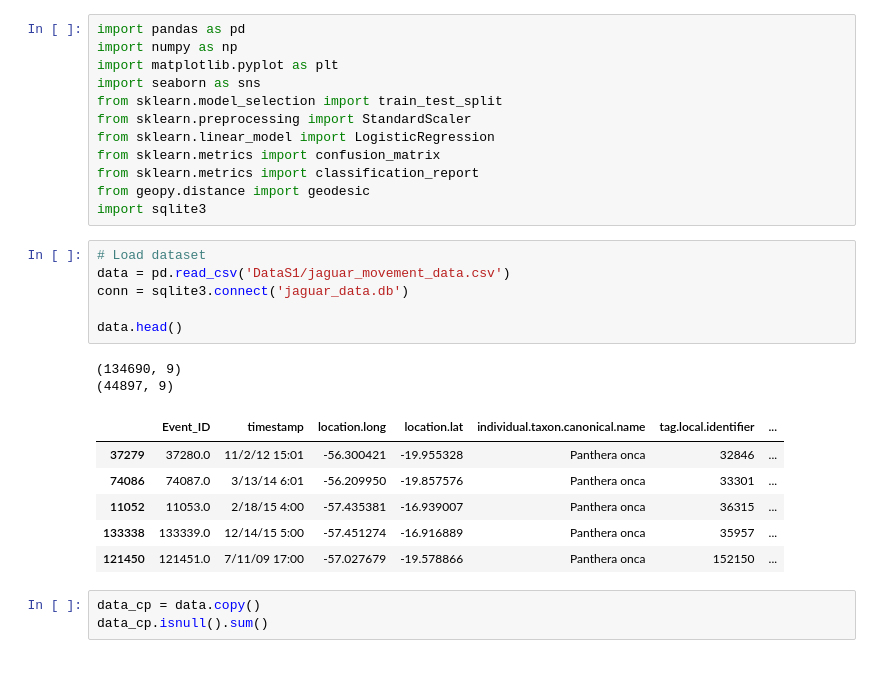
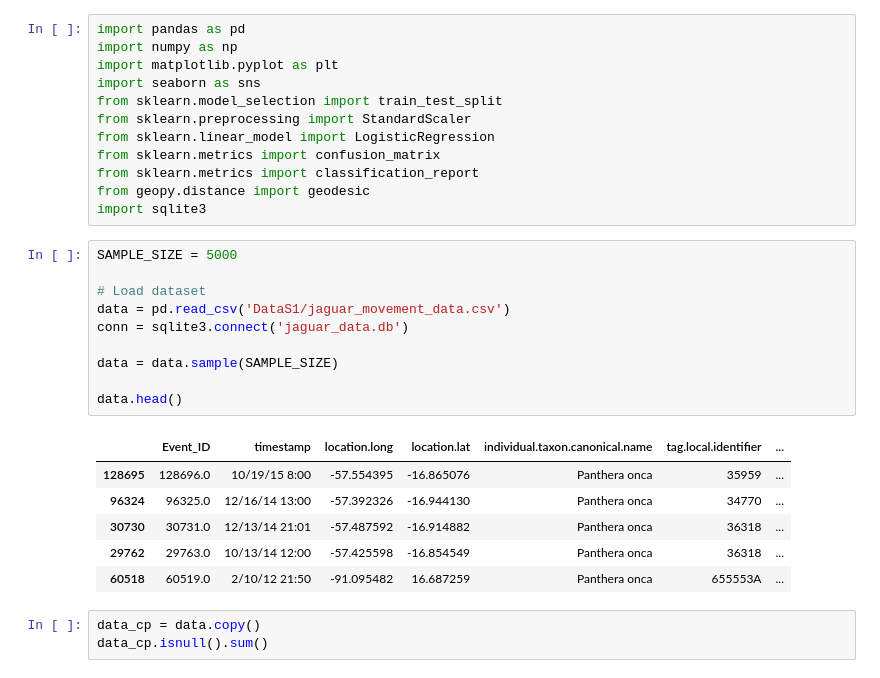
Before and after one commit to HenriqueGuima/ML-Jaguar-Movement-Geo-Referencing, a Jupyter notebook: main.ipynb, the cells around one changed output. Drawn from its saved outputs; the diff is of its cells as text.

```diff
--- a/main.ipynb
+++ b/main.ipynb
@@ -11,20 +11,22 @@ from sklearn.metrics import classification_report
 from geopy.distance import geodesic
 import sqlite3
 # %%
+SAMPLE_SIZE = 5000
+
 # Load dataset
 data = pd.read_csv('DataS1/jaguar_movement_data.csv')
 conn = sqlite3.connect('jaguar_data.db')
 
+data = data.sample(SAMPLE_SIZE)
+
 data.head()
 # %% [output]
-(134690, 9)
-(44897, 9)
 |  | Event_ID | timestamp | location.long | location.lat | individual.taxon.canonical.name | tag.local.identifier | ... |
-| 37279 | 37280.0 | 11/2/12 15:01 | -56.300421 | -19.955328 | Panthera onca | 32846 | ... |
-| 74086 | 74087.0 | 3/13/14 6:01 | -56.209950 | -19.857576 | Panthera onca | 33301 | ... |
-| 11052 | 11053.0 | 2/18/15 4:00 | -57.435381 | -16.939007 | Panthera onca | 36315 | ... |
-| 133338 | 133339.0 | 12/14/15 5:00 | -57.451274 | -16.916889 | Panthera onca | 35957 | ... |
-| 121450 | 121451.0 | 7/11/09 17:00 | -57.027679 | -19.578866 | Panthera onca | 152150 | ... |
+| 128695 | 128696.0 | 10/19/15 8:00 | -57.554395 | -16.865076 | Panthera onca | 35959 | ... |
+| 96324 | 96325.0 | 12/16/14 13:00 | -57.392326 | -16.944130 | Panthera onca | 34770 | ... |
+| 30730 | 30731.0 | 12/13/14 21:01 | -57.487592 | -16.914882 | Panthera onca | 36318 | ... |
+| 29762 | 29763.0 | 10/13/14 12:00 | -57.425598 | -16.854549 | Panthera onca | 36318 | ... |
+| 60518 | 60519.0 | 2/10/12 21:50 | -91.095482 | 16.687259 | Panthera onca | 655553A | ... |
 # %%
 data_cp = data.copy()
 data_cp.isnull().sum()
```
Also changed, not shown: parts of 16 cells of this notebook.
